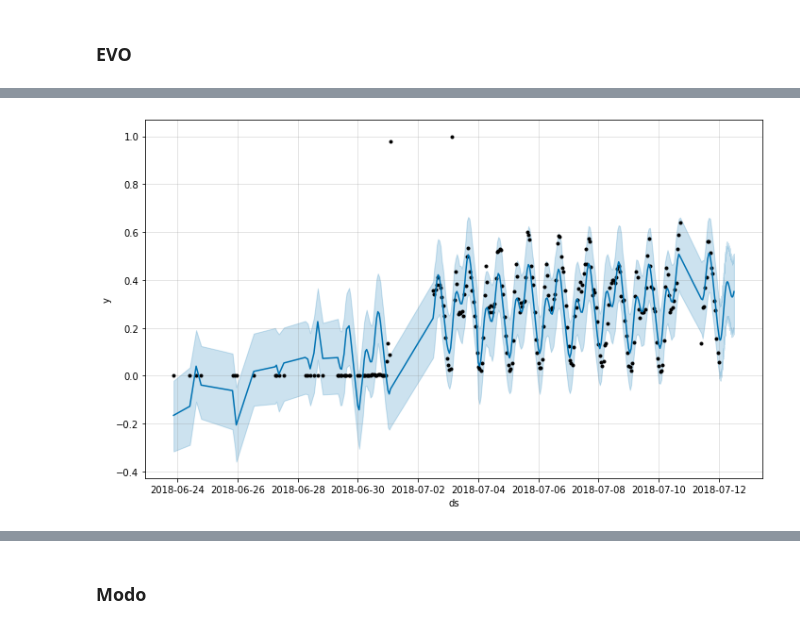
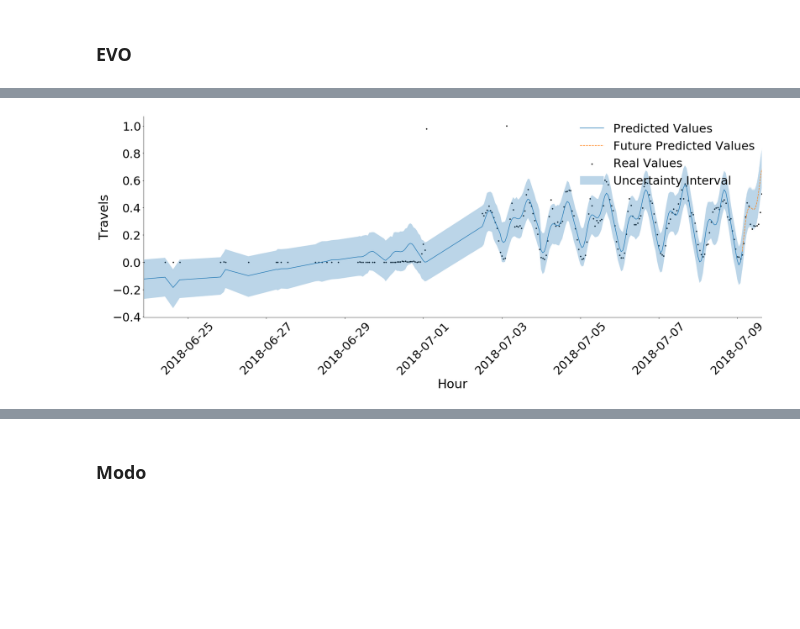
Before and after one commit to netlabufjf/timeseries-forecast, a Jupyter notebook: prophetAnalysis.ipynb, the cells around one changed output, grey strips where cells are left out. Saved outputs shown, nothing was run; the diff lists cells and outputs as text; code cells hidden in the pictures; blank space fills up the shorter version.

```diff
--- a/prophetAnalysis.ipynb
+++ b/prophetAnalysis.ipynb
@@ -149,0 +310,6 @@ def prophet_predict(data, holidays, freq='min', periods=5):
+# %%
+plot_styling = {
+    "legend_font_size":32,
+    "axis_value_size":32,
+    "axis_label_size":34
+}
@@ -180,9 +355,7 @@ plt.show()
-# %%
-fig1 = evo_filtered_model.plot(evo_filtered_forecast)
-plt.savefig('images/prophet/evo.png', bbox_inches='tight')
-plt.show()
-# %% [output]
-[figure, removed]
+# %%
+plot_forecast(evo_filtered_prophet, evo_forecast, PREDICT_PERIOD, savefile='images/prophet/evo.png', **plot_styling)
+# %% [output]
+[figure, added]
 # %%
 fig1 = evo_model.plot_components(evo_forecast)
 plt.show()
```
Also changed, not shown: parts of 58 cells of this notebook, 1 other file.
